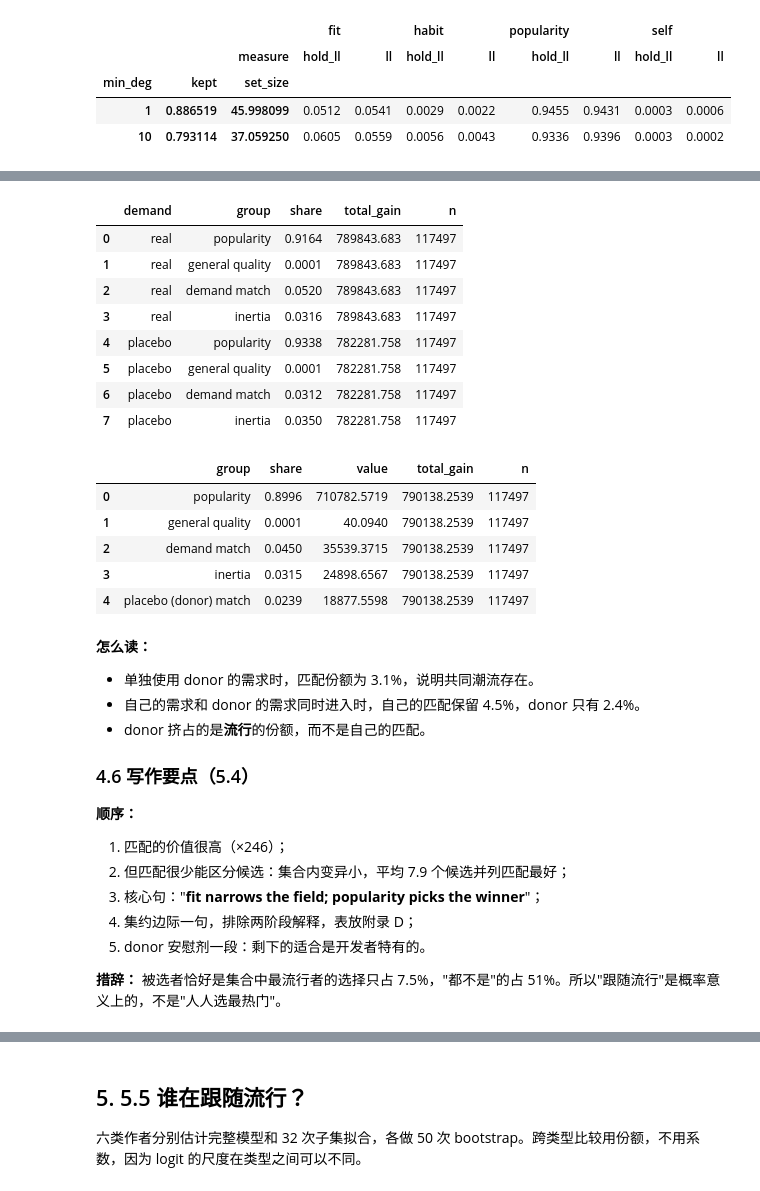
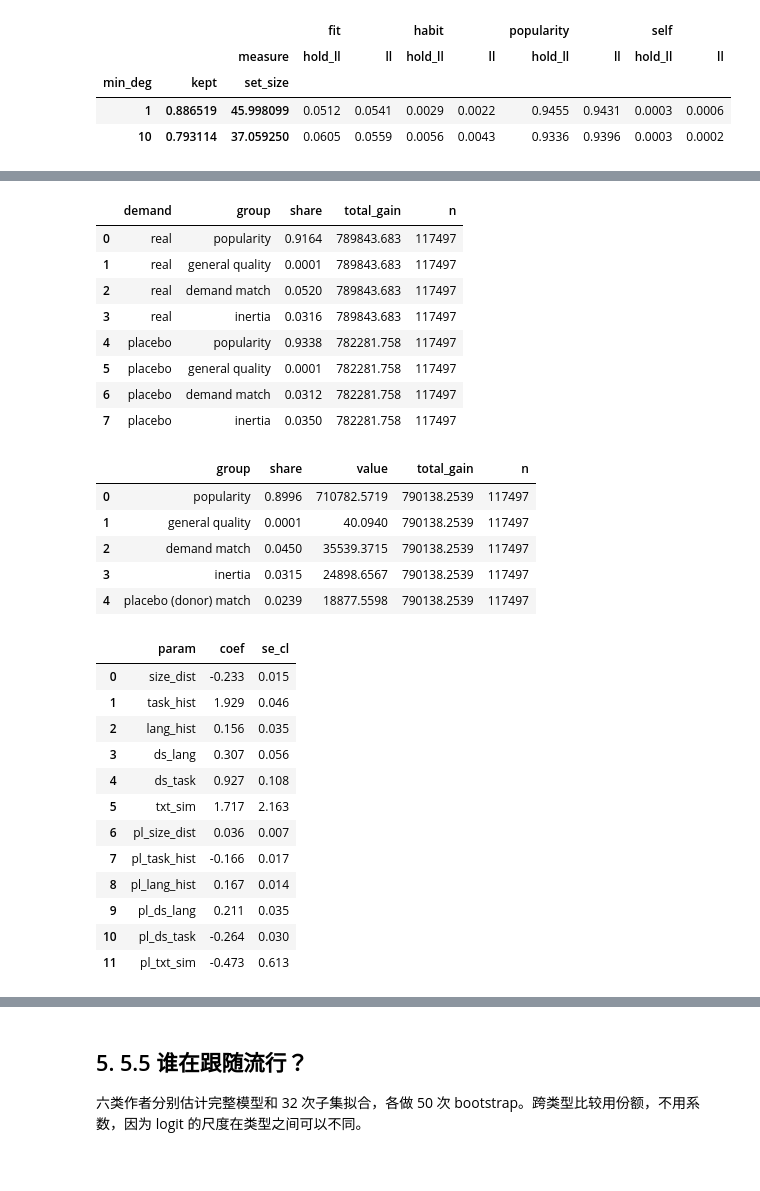
Before and after one commit to CaroVon/Model_Eco, a Jupyter notebook: notebooks/note4_results.ipynb, the cells around one changed output, grey strips where cells are left out. Cells and saved outputs as stored; diff of their text form; code cells hidden in the pictures.

```diff
--- a/notebooks/note4_results.ipynb
+++ b/notebooks/note4_results.ipynb
@@ -488,34 +647,33 @@ show(mg.pivot_table(index=["min_deg", "kept", "set_size"], columns="measure", va
 # %%
 show(tab("v2_placebo").round(4))
 show(tab("v2_placebo_joint").round(4))
+show(tab("v2_placebo_joint_coef").round(3))
 # %% [output]
 |  | demand | group | share | total_gain | n |
 | 0 | real | popularity | 0.9164 | 789843.683 | 117497 |
 | 1 | real | general quality | 0.0001 | 789843.683 | 117497 |
 | 2 | real | demand match | 0.0520 | 789843.683 | 117497 |
 | 3 | real | inertia | 0.0316 | 789843.683 | 117497 |
 | 4 | placebo | popularity | 0.9338 | 782281.758 | 117497 |
 | 5 | placebo | general quality | 0.0001 | 782281.758 | 117497 |
 | 6 | placebo | demand match | 0.0312 | 782281.758 | 117497 |
 | 7 | placebo | inertia | 0.0350 | 782281.758 | 117497 |
 |  | group | share | value | total_gain | n |
 | 0 | popularity | 0.8996 | 710782.5719 | 790138.2539 | 117497 |
 | 1 | general quality | 0.0001 | 40.0940 | 790138.2539 | 117497 |
 | 2 | demand match | 0.0450 | 35539.3715 | 790138.2539 | 117497 |
 | 3 | inertia | 0.0315 | 24898.6567 | 790138.2539 | 117497 |
 | 4 | placebo (donor) match | 0.0239 | 18877.5598 | 790138.2539 | 117497 |
+|  | param | coef | se_cl |
+| 0 | size_dist | -0.233 | 0.015 |
+| 1 | task_hist | 1.929 | 0.046 |
+| 2 | lang_hist | 0.156 | 0.035 |
+| 3 | ds_lang | 0.307 | 0.056 |
+| 4 | ds_task | 0.927 | 0.108 |
+| 5 | txt_sim | 1.717 | 2.163 |
+| 6 | pl_size_dist | 0.036 | 0.007 |
+| 7 | pl_task_hist | -0.166 | 0.017 |
+| 8 | pl_lang_hist | 0.167 | 0.014 |
+| 9 | pl_ds_lang | 0.211 | 0.035 |
+| 10 | pl_ds_task | -0.264 | 0.030 |
+| 11 | pl_txt_sim | -0.473 | 0.613 |
-# %% [markdown]
-**怎么读：**
-- 单独使用 donor 的需求时，匹配份额为 3.1%，说明共同潮流存在。
-- 自己的需求和 donor 的需求同时进入时，自己的匹配保留 4.5%，donor 只有 2.4%。
-- donor 挤占的是**流行**的份额，而不是自己的匹配。
-
-### 4.6 写作要点（5.4）
-**顺序：**
-1. 匹配的价值很高（×246）；
-2. 但匹配很少能区分候选：集合内变异小，平均 7.9 个候选并列匹配最好；
-3. 核心句："**fit narrows the field; popularity picks the winner**"；
-4. 集约边际一句，排除两阶段解释，表放附录 D；
-5. donor 安慰剂一段：剩下的适合是开发者特有的。
-
-**措辞：** 被选者恰好是集合中最流行者的选择只占 7.5%，"都不是"的占 51%。所以"跟随流行"是概率意义上的，不是"人人选最热门"。
```
Also changed, not shown: parts of 19 cells of this notebook, 1 other file.
